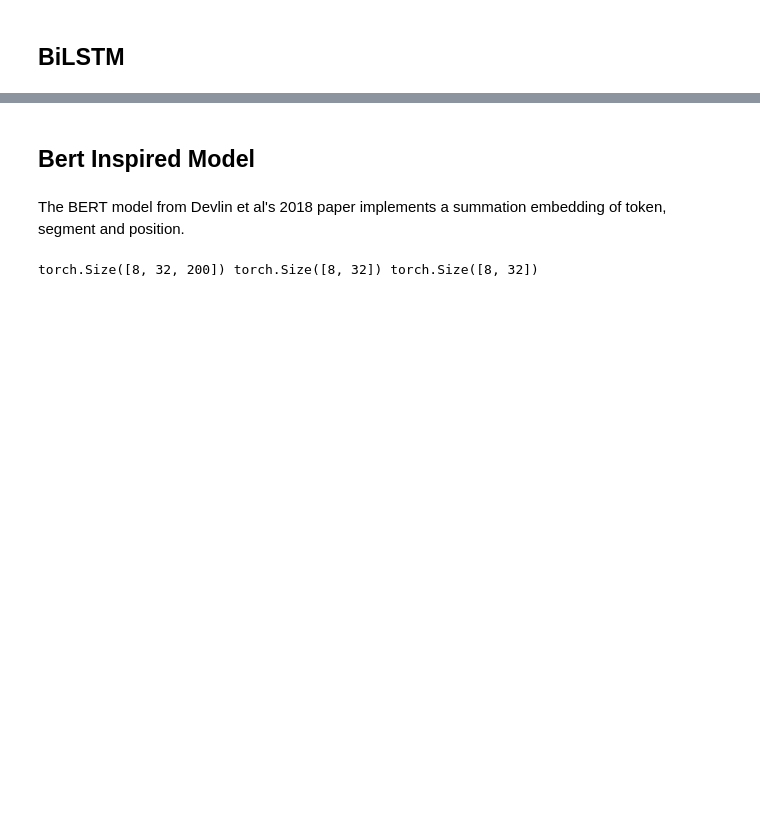
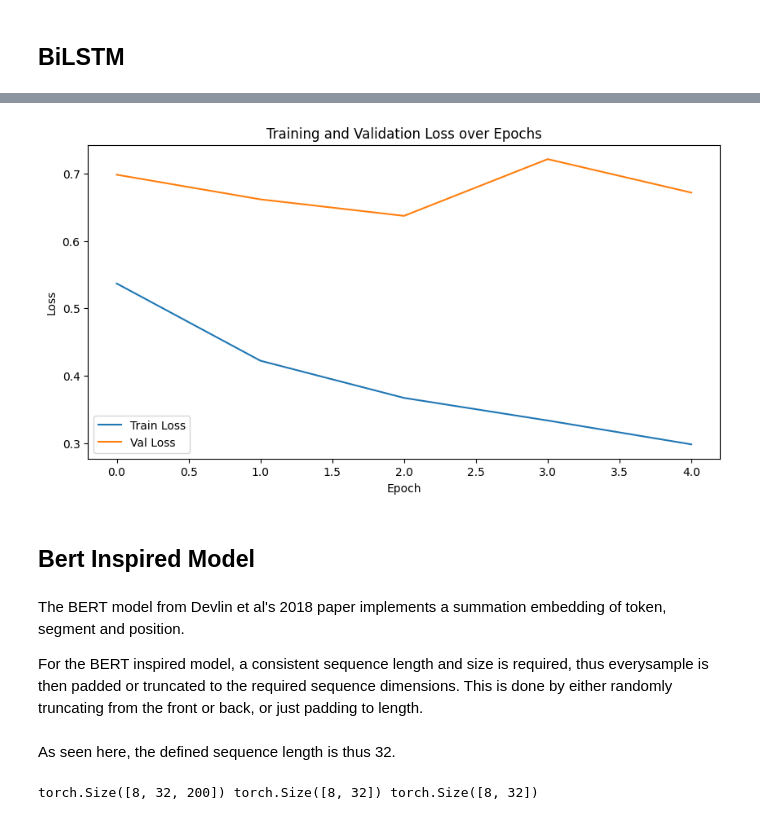
Before and after one commit to Martin-EvansUWA/Natural-Language-Processing, a Jupyter notebook: CITS4012_YourGroupID.ipynb, the cells around one changed output, grey strips where cells are left out. Drawn from its saved outputs; the diff is of its cells as text; code cells hidden in the pictures; blank space fills up the shorter version.

```diff
--- a/CITS4012_YourGroupID.ipynb
+++ b/CITS4012_YourGroupID.ipynb
@@ -181,5 +179,6 @@ clean_train['premise'][146], clean_train['hypothesis'][146], clean_train['label'
 # %%
 import pandas as pd
+
 train_df = pd.DataFrame({
     "label": clean_train["label"],
     "premise": clean_train["premise"],
@@ -204,8 +203,8 @@ test_df = pd.DataFrame({
     "hypothesis_pos": clean_test["hypothesis_pos"],
 })
 
-train_df = train_df.reset_index(drop=True)
-train_df.iloc[0]
+vis_index = 0
+train_df.iloc[vis_index]
 # %% [output]
 label                                                          0
 premise           (pluto, rotates, axis, every, 639, earth, day)
@@ -269,7 +299,7 @@ import torch.nn as nn
 from torch.utils.data import Dataset,  DataLoader
 
 class nliDataset(Dataset):
-  def __init__(self, df, embed_model, pos_embed_model=None, pos2idx=pos2idx, encode_pos=encode_pos):
+  def __init__(self, df, embed_model, pos2idx=pos2idx, encode_pos=encode_pos):
     self.df = df
     self.embed_model = embed_model
     self.pos_encode = encode_pos
@@ -560,15 +599,12 @@ class Task():
   def visualize_predictions(self, num_samples=5):
     """
     Visualizes predictions vs targets for a few random samples from the validation set.
-
     Args:
-        task: Your Task object (with .model and .val_loader)
         num_samples: Number of random examples to show
     """
     self.model.eval()
     all_samples = []
 
-    # Collect a few batches
     with torch.no_grad():
         for batch in self.val_loader:
             labels = batch["label"].to(self.device)
@@ -788,3 +796,3 @@ tensor([[-0.0141],
 # %%
-twin_task.fit(epochs=20)
+twin_task.fit(epochs=20, restore_best=True)
 # %% [output]
@@ -800,7 +820,14 @@ Restoring best model weights.
+# %%
+twin_task.plot_losses()
+# %% [output]
+[figure, added]
 # %% [markdown]
 ## Bert Inspired Model
 # %% [markdown]
 The BERT model from Devlin et al's 2018 paper implements a summation embedding of token, segment and position.
+
+For the BERT inspired model, a consistent sequence length and size is required, thus everysample is then padded or truncated to the required sequence dimensions.
+This is done by either randomly truncating from the front or back, or just padding to length.
 # %%
 def batch_truncate(premises, hypotheses, max_len):
     """
@@ -882,6 +908,8 @@ def batch_pad(truncated_premises, truncated_hypotheses, max_len, premise_seg_id=
     attn_masks_batch = torch.stack(attn_masks_batch)
 
     return padded_seqs, segments_batch, attn_masks_batch
+# %% [markdown]
+As seen here, the defined sequence length is thus 32.
 # %%
 batch = next(iter(trainloader))
 premises = batch['p_embed']
```
Also changed, not shown: parts of 29 cells of this notebook.
